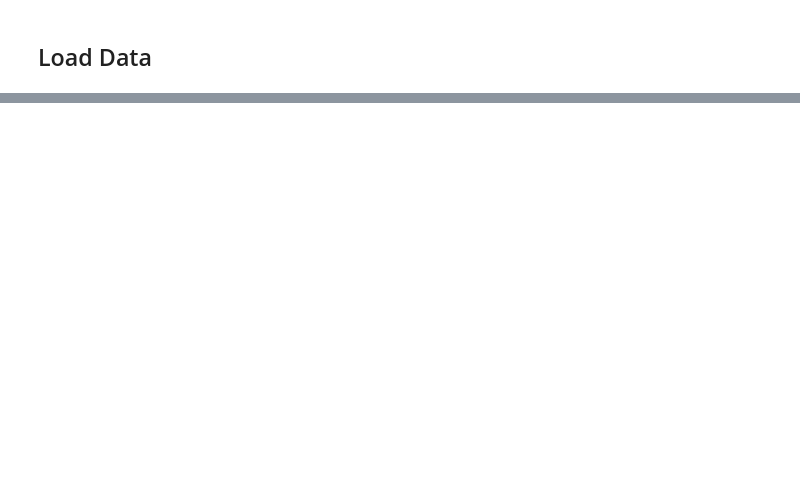
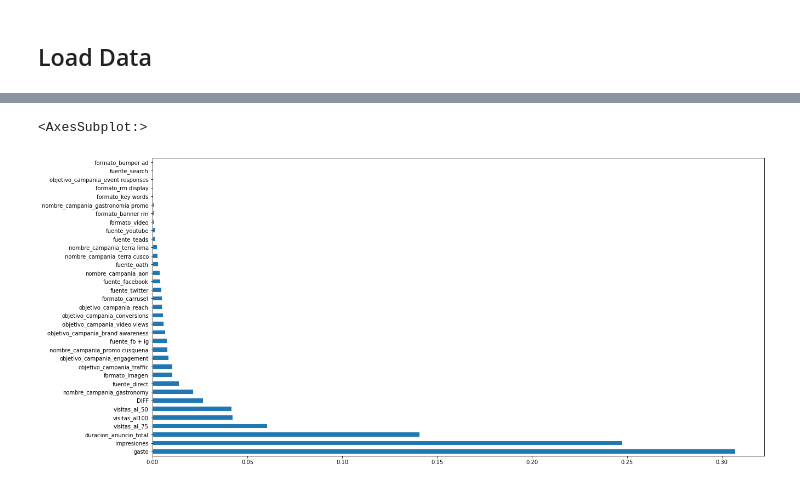
Before and after one commit to MiltonCalamaro/Datathon-Backus-2021, a Jupyter notebook: notebooks/Untitled.ipynb, the cells around one changed output, grey strips where cells are left out. Saved outputs shown, nothing was run; the diff lists cells and outputs as text; code cells hidden in the pictures; blank space fills up the shorter version.

```diff
--- a/notebooks/Untitled.ipynb
+++ b/notebooks/Untitled.ipynb
@@ -315,0 +254,6 @@ dtype: float64
+# %%
+%matplotlib inline
+feature_importances.nlargest(35).plot(kind='barh', figsize=(20,10))
+# %% [output]
+<AxesSubplot:>
+[figure, added]
```
Also changed, not shown: parts of 20 cells of this notebook, 1 other file.
